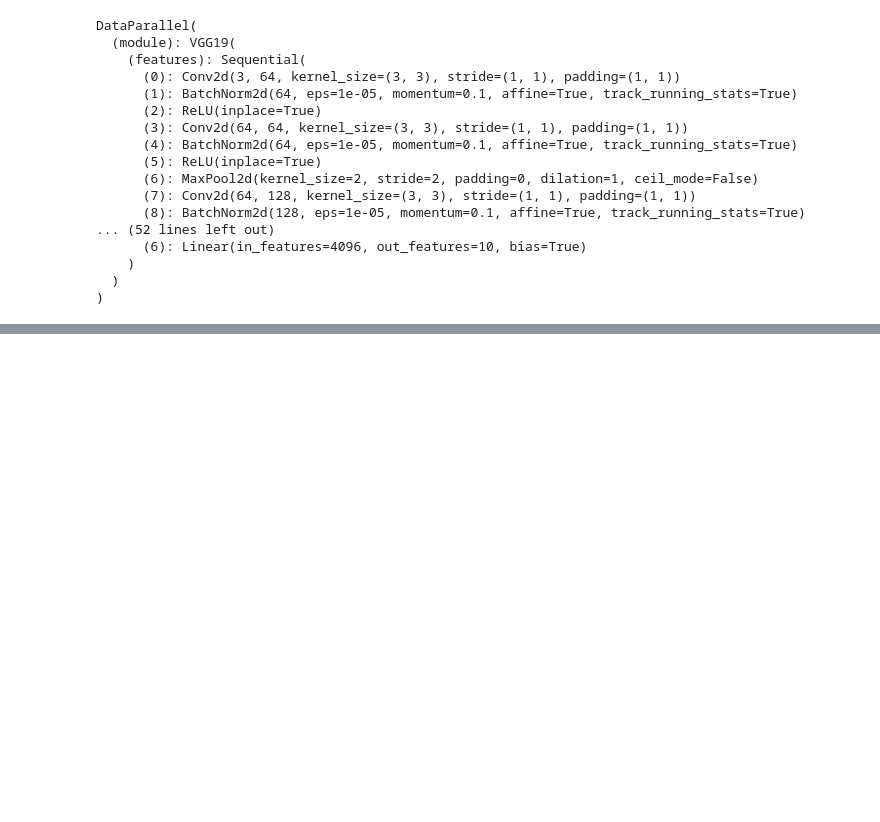
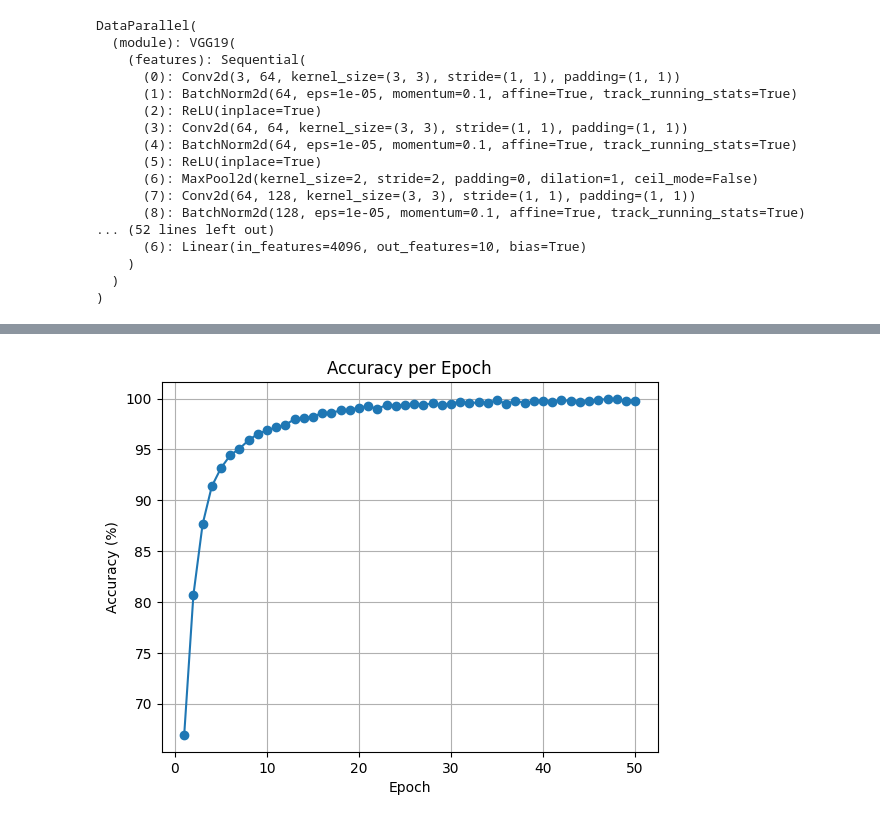
Before and after one commit to qianlan97/CS583-final, a Jupyter notebook: vgg19.ipynb, the cells around one changed output, grey strips where cells are left out. Saved outputs shown, nothing was run; the diff lists cells and outputs as text; code cells hidden in the pictures; blank space fills up the shorter version.

```diff
--- a/vgg19.ipynb
+++ b/vgg19.ipynb
@@ -186,0 +187,12 @@ Training completed: --- 17109.021445274353 seconds ---
+# %%
+import matplotlib.pyplot as plt
+
+# After the training loop
+plt.plot(range(1, num_epochs + 1), epoch_accuracies, marker='o')
+plt.title('Accuracy per Epoch')
+plt.xlabel('Epoch')
+plt.ylabel('Accuracy (%)')
+plt.grid(True)
+plt.show()
+# %% [output]
+[figure, added]
```
Also changed, not shown: parts of 4 cells of this notebook, 1 other file.
